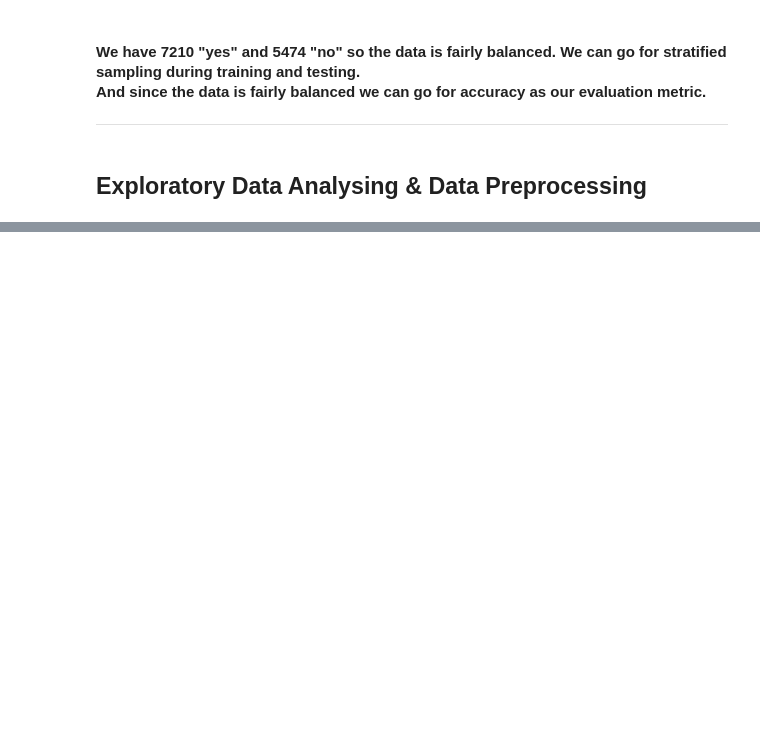
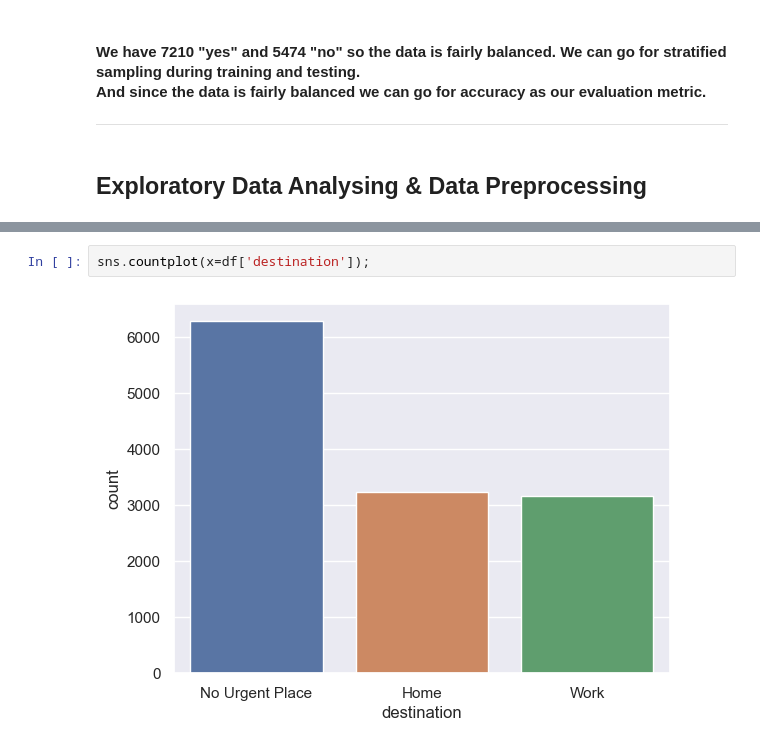
Before and after one commit to meghrajkonduskar/In-Drive-Coupon-Recommendation-Project, a Jupyter notebook: In-Drive-Coupon-Recommendation.ipynb, the cells around one changed output, grey strips where cells are left out. Cells and saved outputs as stored; diff of their text form; blank space fills up the shorter version.

```diff
--- a/In-Drive-Coupon-Recommendation.ipynb
+++ b/In-Drive-Coupon-Recommendation.ipynb
@@ -123,0 +197,4 @@ Name: count, dtype: int64
+# %%
+sns.countplot(x=df['destination']);
+# %% [output]
+[figure, added]
```
Also changed, not shown: parts of 15 cells of this notebook.
